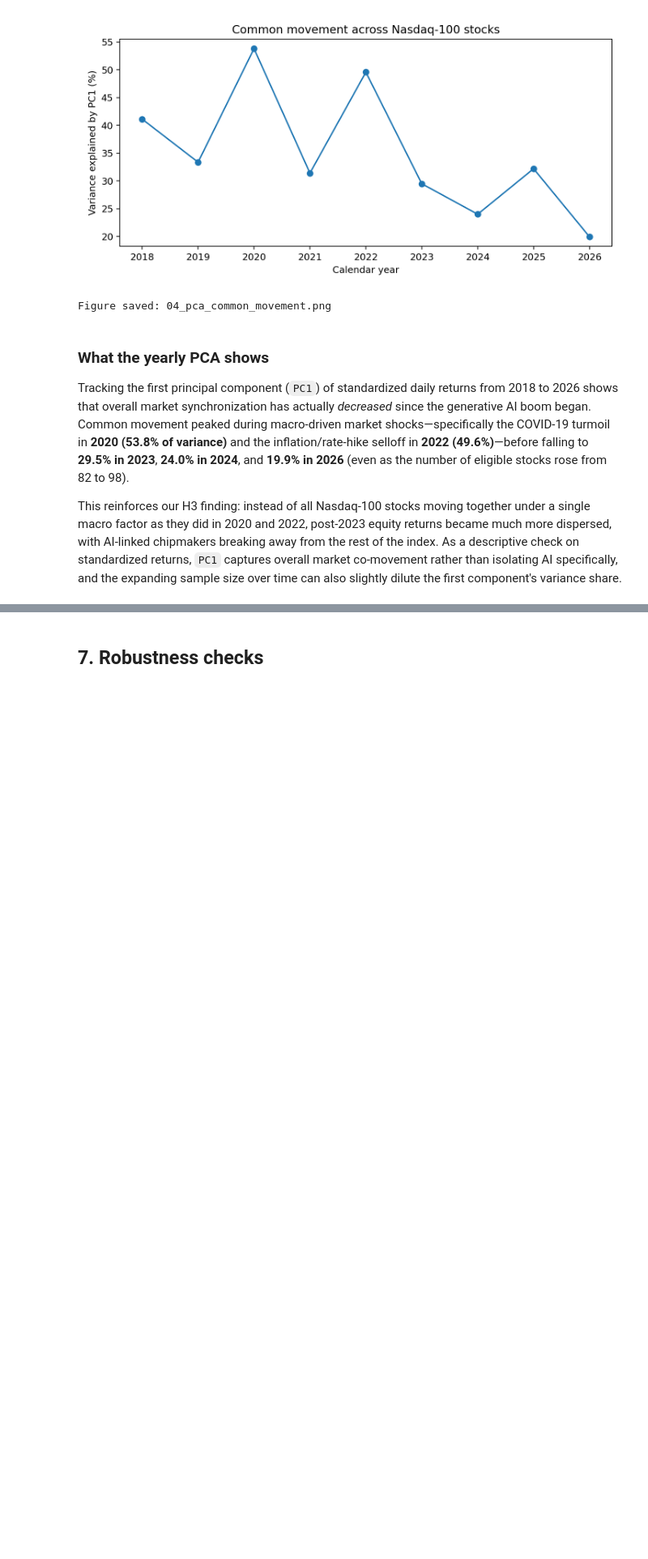
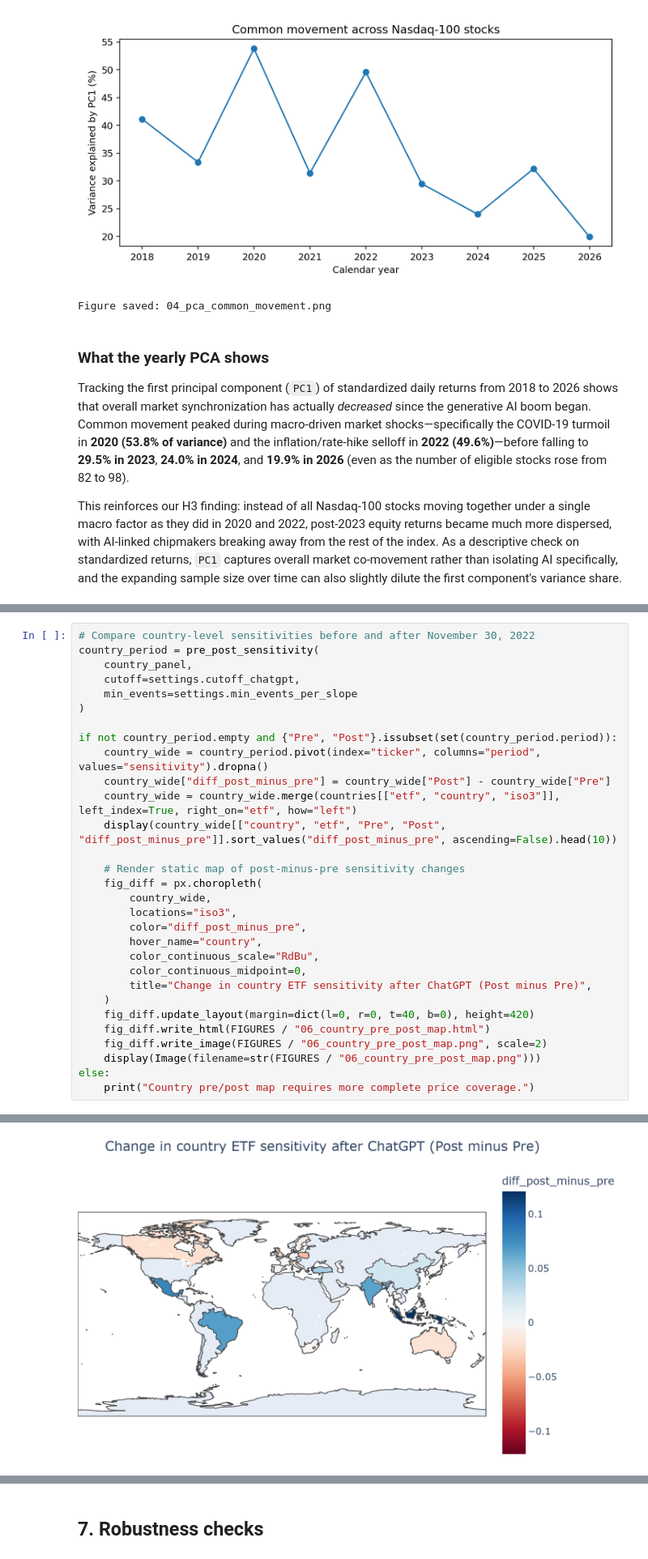
Before and after one commit to ayarhazi/ai-exposure-financial-markets, a Jupyter notebook: notebook1.ipynb, the cells around one changed output, grey strips where cells are left out. Shown at 81% size. Saved outputs shown, nothing was run; the diff lists cells and outputs as text; blank space fills up the shorter version.

```diff
--- a/notebook1.ipynb
+++ b/notebook1.ipynb
@@ -418,0 +478,31 @@ This reinforces our H3 finding: instead of all Nasdaq-100 stocks moving together
+# %%
+# Compare country-level sensitivities before and after November 30, 2022
+country_period = pre_post_sensitivity(
+    country_panel,
+    cutoff=settings.cutoff_chatgpt,
+    min_events=settings.min_events_per_slope
+)
+
+if not country_period.empty and {"Pre", "Post"}.issubset(set(country_period.period)):
+    country_wide = country_period.pivot(index="ticker", columns="period", values="sensitivity").dropna()
+    country_wide["diff_post_minus_pre"] = country_wide["Post"] - country_wide["Pre"]
+    country_wide = country_wide.merge(countries[["etf", "country", "iso3"]], left_index=True, right_on="etf", how="left")
+    display(country_wide[["country", "etf", "Pre", "Post", "diff_post_minus_pre"]].sort_values("diff_post_minus_pre", ascending=False).head(10))
+
+    # Render static map of post-minus-pre sensitivity changes
+    fig_diff = px.choropleth(
+        country_wide,
+        locations="iso3",
+        color="diff_post_minus_pre",
+        hover_name="country",
+        color_continuous_scale="RdBu",
+        color_continuous_midpoint=0,
+        title="Change in country ETF sensitivity after ChatGPT (Post minus Pre)",
+    )
+    fig_diff.update_layout(margin=dict(l=0, r=0, t=40, b=0), height=420)
+    fig_diff.write_html(FIGURES / "06_country_pre_post_map.html")
+    fig_diff.write_image(FIGURES / "06_country_pre_post_map.png", scale=2)
+    display(Image(filename=str(FIGURES / "06_country_pre_post_map.png")))
+else:
+    print("Country pre/post map requires more complete price coverage.")
+# %% [output]
@@ -418,0 +520 @@ This reinforces our H3 finding: instead of all Nasdaq-100 stocks moving together
+[figure, added]
```
Also changed, not shown: parts of 14 cells of this notebook.
